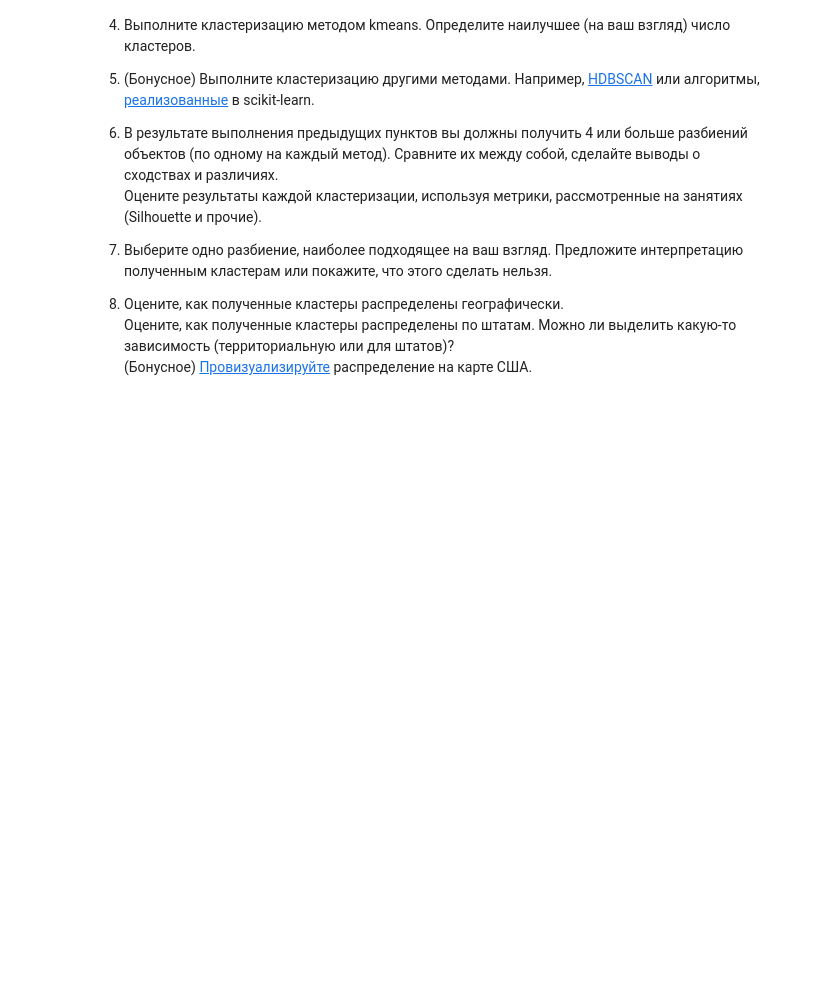
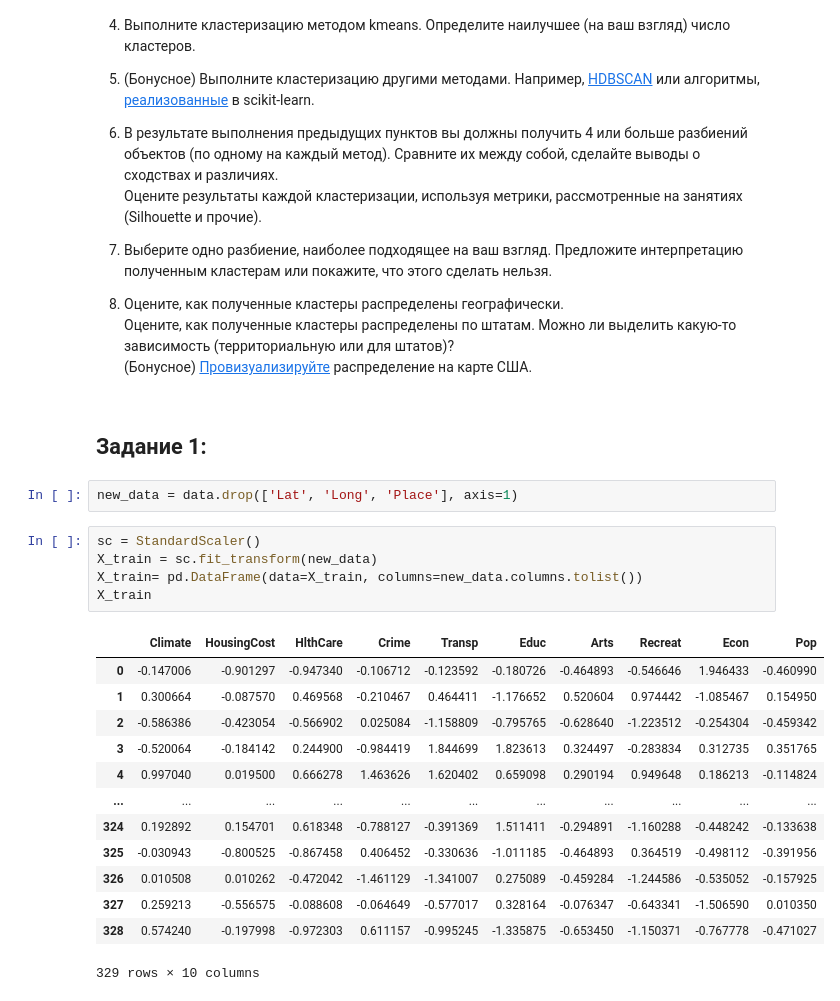
Before and after one commit to wityat/IAD_LAB_2, a Jupyter notebook: Lab_2. Clustering.ipynb, the cells around one changed output. Cells and saved outputs as stored; diff of their text form; blank space fills up the shorter version.

```diff
--- a/Lab_2. Clustering.ipynb
+++ b/Lab_2. Clustering.ipynb
@@ -199,3 +350,26 @@ data
 8. Оцените, как полученные кластеры распределены географически.
 Оцените, как полученные кластеры распределены по штатам. Можно ли выделить какую-то зависимость (территориальную или для штатов)?
 (Бонусное) [Провизуализируйте](https://python-visualization.github.io/folium/quickstart.html) распределение на карте США.
+# %% [markdown]
+## Задание 1:
+# %%
+new_data = data.drop(['Lat', 'Long', 'Place'], axis=1)
+# %%
+sc = StandardScaler()
+X_train = sc.fit_transform(new_data)
+X_train= pd.DataFrame(data=X_train, columns=new_data.columns.tolist())
+X_train
+# %% [output]
+|  | Climate | HousingCost | HlthCare | Crime | Transp | Educ | Arts | Recreat | Econ | Pop |
+| 0 | -0.147006 | -0.901297 | -0.947340 | -0.106712 | -0.123592 | -0.180726 | -0.464893 | -0.546646 | 1.946433 | -0.460990 |
+| 1 | 0.300664 | -0.087570 | 0.469568 | -0.210467 | 0.464411 | -1.176652 | 0.520604 | 0.974442 | -1.085467 | 0.154950 |
+| 2 | -0.586386 | -0.423054 | -0.566902 | 0.025084 | -1.158809 | -0.795765 | -0.628640 | -1.223512 | -0.254304 | -0.459342 |
+| 3 | -0.520064 | -0.184142 | 0.244900 | -0.984419 | 1.844699 | 1.823613 | 0.324497 | -0.283834 | 0.312735 | 0.351765 |
+| 4 | 0.997040 | 0.019500 | 0.666278 | 1.463626 | 1.620402 | 0.659098 | 0.290194 | 0.949648 | 0.186213 | -0.114824 |
+| ... | ... | ... | ... | ... | ... | ... | ... | ... | ... | ... |
+| 324 | 0.192892 | 0.154701 | 0.618348 | -0.788127 | -0.391369 | 1.511411 | -0.294891 | -1.160288 | -0.448242 | -0.133638 |
+| 325 | -0.030943 | -0.800525 | -0.867458 | 0.406452 | -0.330636 | -1.011185 | -0.464893 | 0.364519 | -0.498112 | -0.391956 |
+| 326 | 0.010508 | 0.010262 | -0.472042 | -1.461129 | -1.341007 | 0.275089 | -0.459284 | -1.244586 | -0.535052 | -0.157925 |
+| 327 | 0.259213 | -0.556575 | -0.088608 | -0.064649 | -0.577017 | 0.328164 | -0.076347 | -0.643341 | -1.506590 | 0.010350 |
+| 328 | 0.574240 | -0.197998 | -0.972303 | 0.611157 | -0.995245 | -1.335875 | -0.653450 | -1.150371 | -0.767778 | -0.471027 |
+329 rows × 10 columns
```
Also changed, not shown: parts of 17 cells of this notebook, 1 other file.
